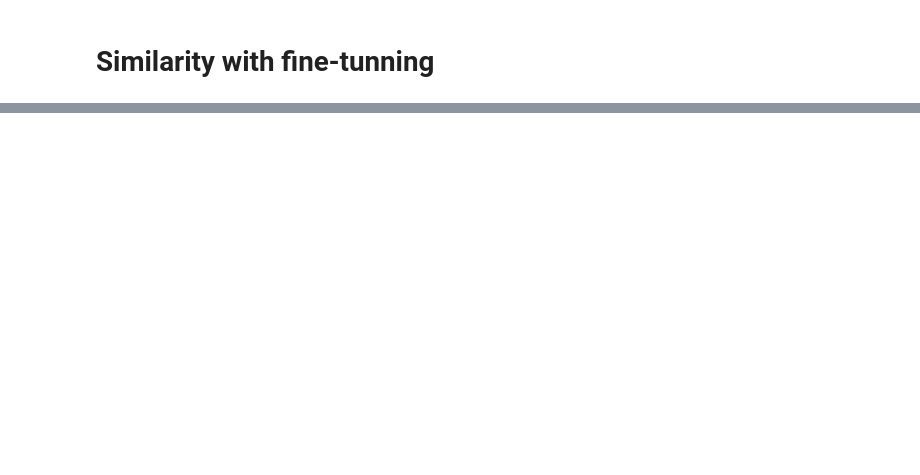
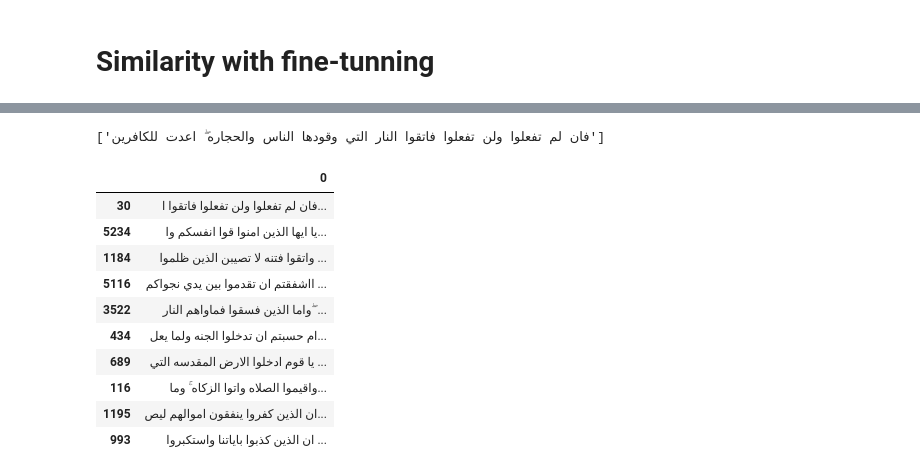
Before and after one commit to pam-lab/JupyterFiles, a Jupyter notebook: Similarity_BERT.ipynb, the cells around one changed output, grey strips where cells are left out. Saved outputs shown, nothing was run; the diff lists cells and outputs as text; code cells hidden in the pictures; blank space fills up the shorter version.

```diff
--- a/Similarity_BERT.ipynb
+++ b/Similarity_BERT.ipynb
@@ -317,33 +322,5 @@ tokenizer = AutoTokenizer.from_pretrained("asafaya/bert-base-arabic")
 model = AutoModel.from_pretrained("model-trained-on-arabic")
 model=model.to(device)
 model.eval()
-# %%
-import numpy as np
-import torch
-from torch.utils.data import DataLoader,TensorDataset
-
-def get_mean_embedding(model,sentences):
-    encoding= tokenize(sentences)
-
-    dataset=TensorDataset(encoding.input_ids, encoding.attention_mask)
-    dataloader = DataLoader(dataset,batch_size=128,drop_last=False,shuffle=False)
-
-    predictions = []
-    with torch.no_grad():
-        for (input_ids, attention_mask) in dataloader:
-            prediction = model(input_ids.to(device),attention_mask.to(device))
-            predictions.append(prediction.last_hidden_state)
-
-    predictions = torch.cat(predictions,dim=0)
-
-    attention_mask=encoding.attention_mask.unsqueeze(-1).expand(predictions.shape).float()
-    # for filtering out unnecessary ones
-    mask_embeddings=predictions.cpu() * attention_mask
-
-    summed = torch.sum(mask_embeddings,dim=1)
-    count = torch.clamp(attention_mask.sum(dim=1),min=1e-9)
-    mean_embedding = summed / count
-
-    return mean_embedding
 # %%
 mean_embedding = get_mean_embedding(model,list(verse_complete_dict_nrmlz.values()))
@@ -367,0 +327,22 @@ verse_complete.iloc[most_similar]
+# %%
+compare_to = 30
+
+most_similar=get_most_similar(mean_embedding, compare_to)
+
+verse_complete=pd.DataFrame(verse_complete_dict_nrmlz.values())
+print(verse_complete.iloc[compare_to].values)
+
+verse_complete.iloc[most_similar]
+# %% [output]
+['فان لم تفعلوا ولن تفعلوا فاتقوا النار التي وقودها الناس والحجاره ۖ اعدت للكافرين']
+|  | 0 |
+| 30 | فان لم تفعلوا ولن تفعلوا فاتقوا ا... |
+| 5234 | يا ايها الذين امنوا قوا انفسكم وا... |
+| 1184 | واتقوا فتنه لا تصيبن الذين ظلموا ... |
+| 5116 | ااشفقتم ان تقدموا بين يدي نجواكم ... |
+| 3522 | واما الذين فسقوا فماواهم النار ۖ ... |
+| 434 | ام حسبتم ان تدخلوا الجنه ولما يعل... |
+| 689 | يا قوم ادخلوا الارض المقدسه التي ... |
+| 116 | واقيموا الصلاه واتوا الزكاه ۚ وما... |
+| 1195 | ان الذين كفروا ينفقون اموالهم ليص... |
+| 993 | ان الذين كذبوا باياتنا واستكبروا ... |
```
Also changed, not shown: parts of 15 cells of this notebook.
